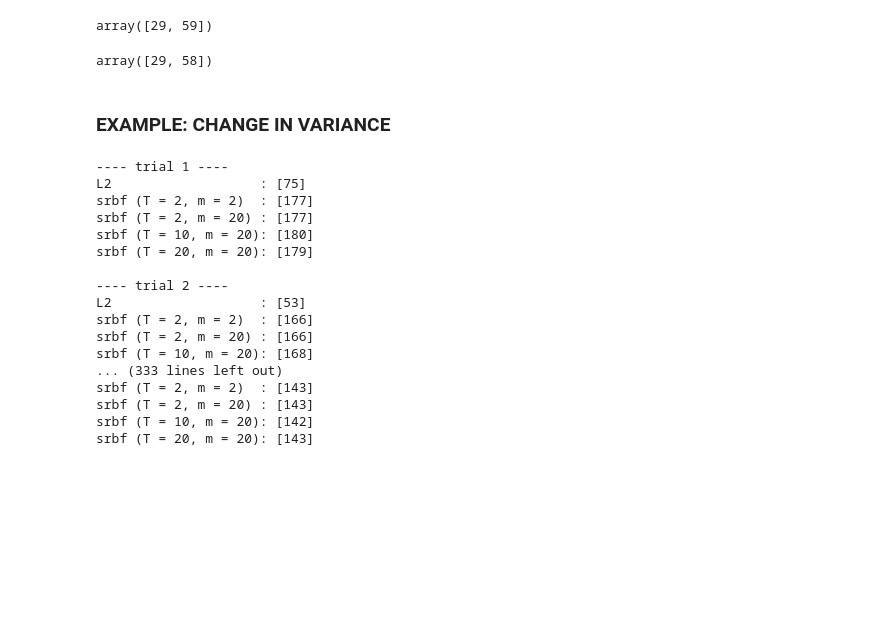
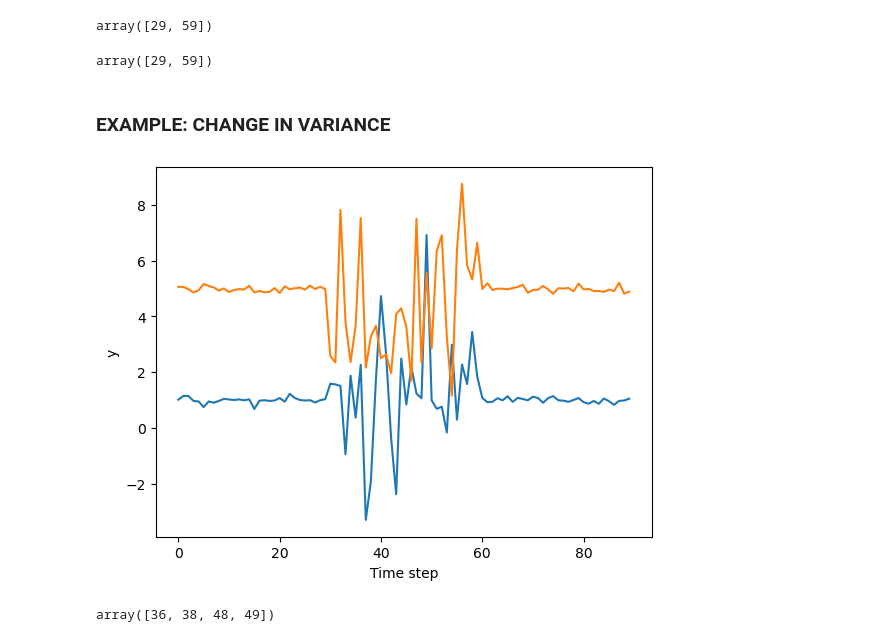
Before and after one commit to lamtung16/spectral-attention-kernel-cpd, a Jupyter notebook: test.ipynb, the cells around one changed output. Saved outputs shown, nothing was run; the diff lists cells and outputs as text; code cells hidden in the pictures; blank space fills up the shorter version.

```diff
--- a/test.ipynb
+++ b/test.ipynb
@@ -21,47 +58,39 @@ pelt(sequence = y, pen = 0.1, model = 'srbf', T = 1, m=20)
 # %% [output]
 array([29, 59])
 # %%
-binseg(sequence = y, model = 'srbf', n_changepoints=2, T = 4, m = 1)
+binseg( sequence = y,
+        n_changepoints = 2,
+        model = 'srbf',
+        T = 1,
+        sigma = 1,
+        laplace_option = 'dirichlet',
+        laplace_hyperparameter = 1,
+        kernel_type = 'linear',
+        centered = False,
+        nonlinear_hyperparam = 1)
 # %% [output]
-array([29, 58])
+array([29, 59])
 # %% [markdown]
 ### EXAMPLE: CHANGE IN VARIANCE
 # %%
-def generate_ar_change_data(n_samples=1000, bkp=500):
-    res = np.zeros(n_samples)
-    phi1 = [0.9]
-    phi2 = [-0.9]
-    noise = np.random.normal(0, 0.5, n_samples)
-    for t in range(1, n_samples):
-        if t < bkp:
-            res[t] = phi1[0] * res[t-1] + noise[t]
-        else:
-            res[t] = phi2[0] * res[t-1] + noise[t]
-    return res
+# sample signal, 3 segments, 2 changepoints at index 29 and 59
+seg_len = 30 # segment length
+signal1 = np.column_stack((np.random.normal(1.0, 0.1, seg_len), np.random.normal(5.0, 0.1, seg_len)))
+signal2 = np.column_stack((np.random.normal(1.0, 2.0, seg_len), np.random.normal(5.0, 2.0, seg_len)))
+signal3 = np.column_stack((np.random.normal(1.0, 0.1, seg_len), np.random.normal(5.0, 0.1, seg_len)))
+y = np.vstack((signal1, signal2, signal3))
+# %%
+plt.figure()
+plt.plot(y[:, 0])
+plt.plot(y[:, 1])
+plt.xlabel("Time step")
+plt.ylabel("y")
+plt.show()
+# %% [output]
+[figure, added]
 # %%
-for i in range(50):
-    print(f"\n---- trial {i + 1} ----")
-    y = generate_ar_change_data(200, 99).reshape(-1, 1)
-    print(f"L2                   : {binseg(sequence = y, model = 'L2')}")
-    print(f"srbf (T = 2, m = 2)  : {binseg(sequence = y, model = 'srbf', T = 2, m = 2)}")
-    print(f"srbf (T = 2, m = 20) : {binseg(sequence = y, model = 'srbf', T = 2, m = 20)}")
-    print(f"srbf (T = 10, m = 20): {binseg(sequence = y, model = 'srbf', T = 10, m = 20)}")
-    print(f"srbf (T = 20, m = 20): {binseg(sequence = y, model = 'srbf', T = 20, m = 20)}")
+pelt(sequence = y,
+     pen = 12,
+     model = 'L2')
 # %% [output]
----- trial 1 ----
-L2                   : [75]
-srbf (T = 2, m = 2)  : [177]
-srbf (T = 2, m = 20) : [177]
-srbf (T = 10, m = 20): [180]
-srbf (T = 20, m = 20): [179]
-
----- trial 2 ----
-L2                   : [53]
-srbf (T = 2, m = 2)  : [166]
-srbf (T = 2, m = 20) : [166]
-srbf (T = 10, m = 20): [168]
-... (333 lines left out)
-srbf (T = 2, m = 2)  : [143]
-srbf (T = 2, m = 20) : [143]
-srbf (T = 10, m = 20): [142]
-srbf (T = 20, m = 20): [143]
+array([36, 38, 48, 49])
```
Also changed, not shown: parts of 8 cells of this notebook, 2 other files.
